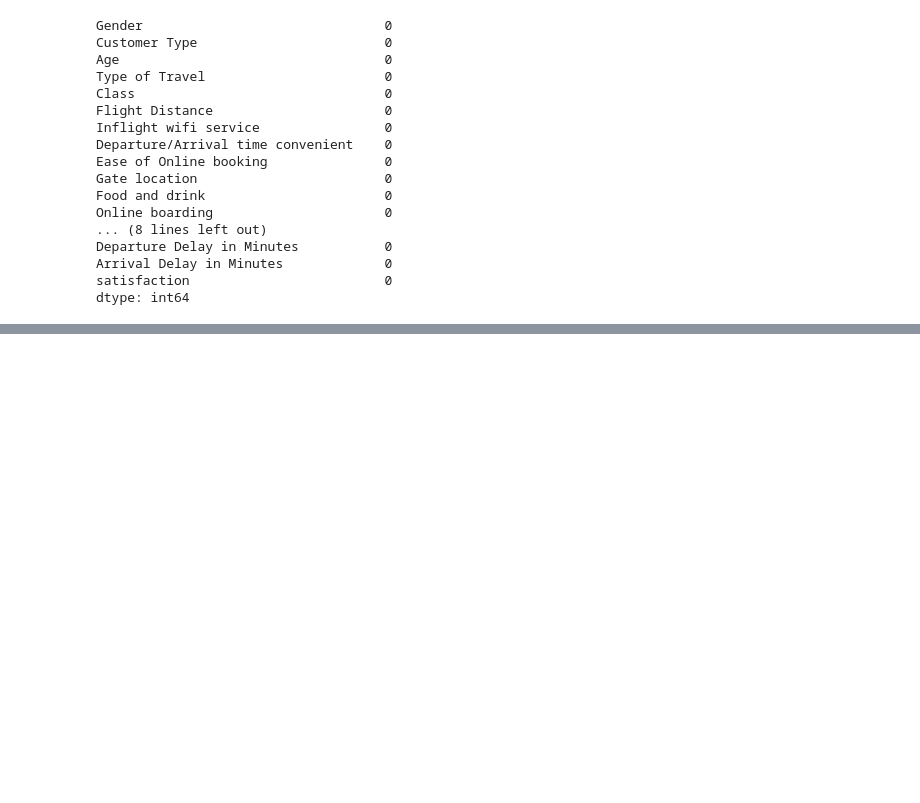
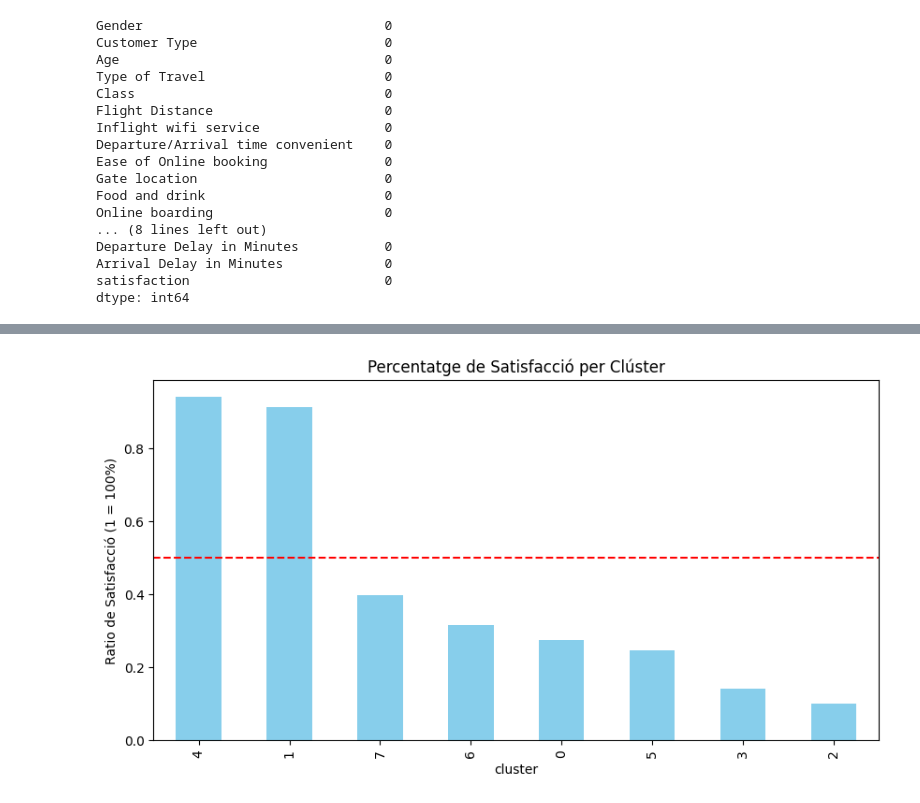
Before and after one commit to serafi-nebot-uib/ia_2025, a Jupyter notebook: notebooks/practica-3/main.ipynb, the cells around one changed output, grey strips where cells are left out. Saved outputs shown, nothing was run; the diff lists cells and outputs as text; code cells hidden in the pictures; blank space fills up the shorter version.

```diff
--- a/notebooks/practica-3/main.ipynb
+++ b/notebooks/practica-3/main.ipynb
@@ -248,0 +326,15 @@ KeyError: "['Customer Type', 'Class'] not in index"
+# %%
+kmeans = KMeans(n_clusters=8, random_state=420)
+cluster = train.copy()
+cluster["cluster"] = kmeans.fit_predict(X_train_scaled)
+
+satisfaction_per_cluster = cluster.groupby("cluster")["satisfaction"].mean().sort_values(ascending=False)
+
+plt.figure(figsize=(10, 5))
+satisfaction_per_cluster.plot(kind='bar', color='skyblue')
+plt.axhline(y=0.5, color='red', linestyle='--') # Línia del 50%
+plt.title("Percentatge de Satisfacció per Clúster")
+plt.ylabel("Ratio de Satisfacció (1 = 100%)")
+plt.show()
+# %% [output]
+[figure, added]
```
Also changed, not shown: parts of 23 cells of this notebook.
